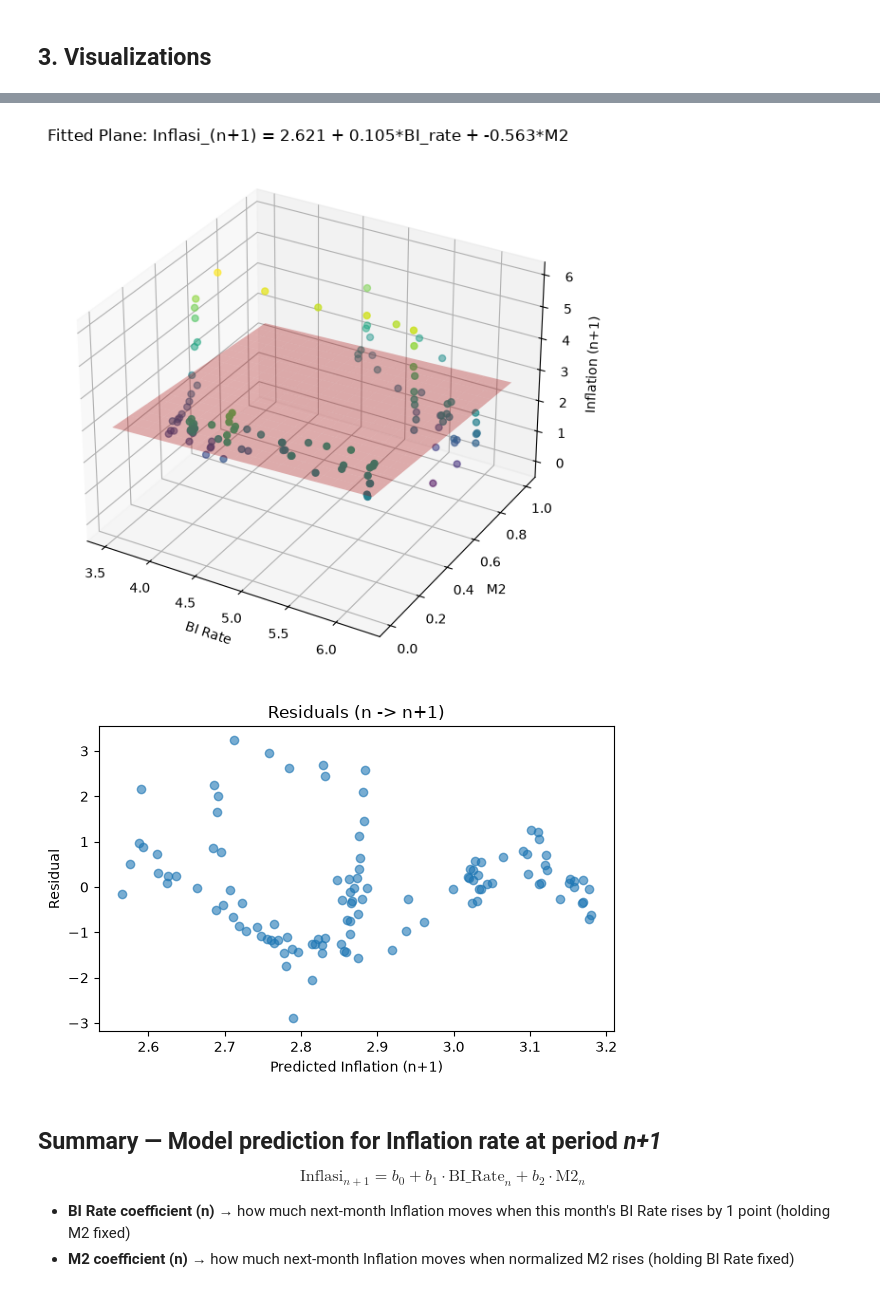
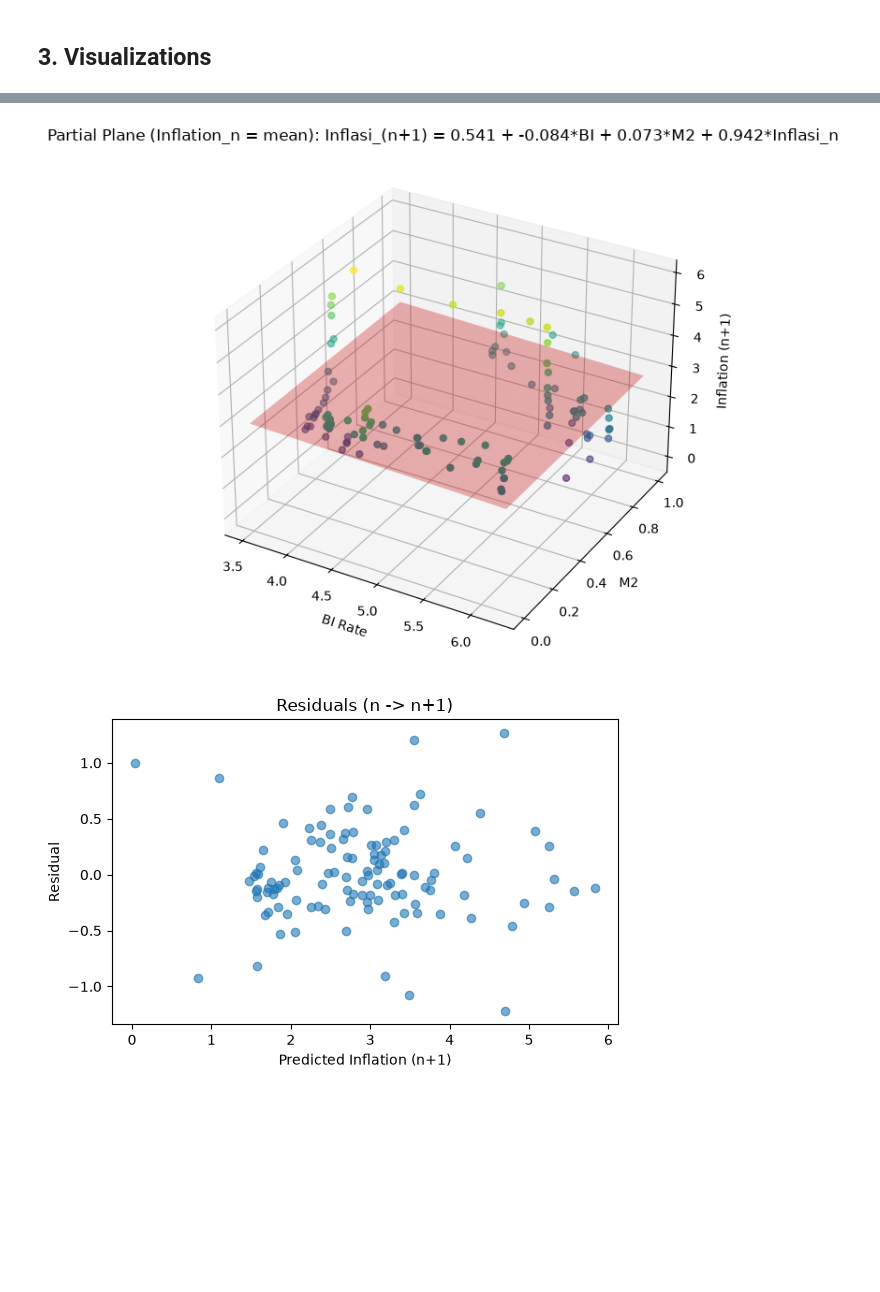
Before and after one commit to thofaa/inflation_YoY_prediction, a Jupyter notebook: Linear_Regression_Model_Nplus1.ipynb, the cells around one changed output, grey strips where cells are left out. Drawn from its saved outputs; the diff is of its cells as text; code cells hidden in the pictures; blank space fills up the shorter version.

```diff
--- a/Linear_Regression_Model_Nplus1.ipynb
+++ b/Linear_Regression_Model_Nplus1.ipynb
@@ -114,40 +115,35 @@ plt.show()
-# %%
-# 3) 3D scatter + fitted regression plane (2 predictors -> 1 target)
-from mpl_toolkits.mplot3d import Axes3D
-
-xx, yy = np.meshgrid(
-    np.linspace(df_viz['BI_Rate'].min(), df_viz['BI_Rate'].max(), 20),
-    np.linspace(df_viz['M2'].min(), df_viz['M2'].max(), 20)
-)
-zz = b0 + b1 * xx + b2 * yy
-
-fig = plt.figure(figsize=(9, 6))
-ax = fig.add_subplot(111, projection='3d')
-ax.scatter(df_viz['BI_Rate'], df_viz['M2'], y, c=y, cmap='viridis', s=25)
-ax.plot_surface(xx, yy, zz, alpha=0.3, color='red')
-ax.set_xlabel('BI Rate')
-ax.set_ylabel('M2')
-ax.set_zlabel('Inflation (n+1)')
-ax.set_title('Fitted Plane: Inflasi_(n+1) = %.3f + %.3f*BI_rate + %.3f*M2' % (b0, b1, b2))
-plt.tight_layout()
-plt.show()
-
-# 4) Residuals (error for each data point)
-resid = y - pred
-plt.figure(figsize=(6, 4))
-plt.scatter(pred, resid, alpha=0.6)
-plt.xlabel('Predicted Inflation (n+1)')
-plt.ylabel('Residual')
-plt.title('Residuals (n -> n+1)')
-plt.tight_layout()
-plt.show()
-# %% [output]
-[figure, removed]
-[figure, removed]
-# %% [markdown]
-## Summary — Model prediction for Inflation rate at period *n+1*
-
-$$\text{Inflasi}_{n+1} = b_0 + b_1 \cdot \text{BI\_Rate}_n + b_2 \cdot \text{M2}_n$$
-
-- **BI Rate coefficient (n)** → how much next-month Inflation moves when this month's BI Rate rises by 1 point (holding M2 fixed)
-- **M2 coefficient (n)** → how much next-month Inflation moves when normalized M2 rises (holding BI Rate fixed)
+# %%
+# 3) 3D scatter + partial regression plane: BI Rate & M2 -> Inflation_(n+1),
+#    evaluated with Inflation_n held at its mean.
+from mpl_toolkits.mplot3d import Axes3D
+
+infl_mean = df_viz['Inflasi_n'].mean()
+xx, yy = np.meshgrid(
+    np.linspace(df_viz['BI_Rate'].min(), df_viz['BI_Rate'].max(), 20),
+    np.linspace(df_viz['M2'].min(), df_viz['M2'].max(), 20)
+)
+zz = b0 + b1 * xx + b2 * yy + b3 * infl_mean
+
+fig = plt.figure(figsize=(9, 6))
+ax = fig.add_subplot(111, projection='3d')
+ax.scatter(df_viz['BI_Rate'], df_viz['M2'], y, c=y, cmap='viridis', s=25)
+ax.plot_surface(xx, yy, zz, alpha=0.3, color='red')
+ax.set_xlabel('BI Rate')
+ax.set_ylabel('M2')
+ax.set_zlabel('Inflation (n+1)')
+ax.set_title('Partial Plane (Inflation_n = mean): Inflasi_(n+1) = %.3f + %.3f*BI + %.3f*M2 + %.3f*Inflasi_n' % (b0, b1, b2, b3))
+plt.tight_layout()
+plt.show()
+
+# 4) Residuals (error for each data point)
+resid = y - pred
+plt.figure(figsize=(6, 4))
+plt.scatter(pred, resid, alpha=0.6)
+plt.xlabel('Predicted Inflation (n+1)')
+plt.ylabel('Residual')
+plt.title('Residuals (n -> n+1)')
+plt.tight_layout()
+plt.show()
+# %% [output]
+[figure, added]
+[figure, added]
```
Also changed, not shown: parts of 8 cells of this notebook.
